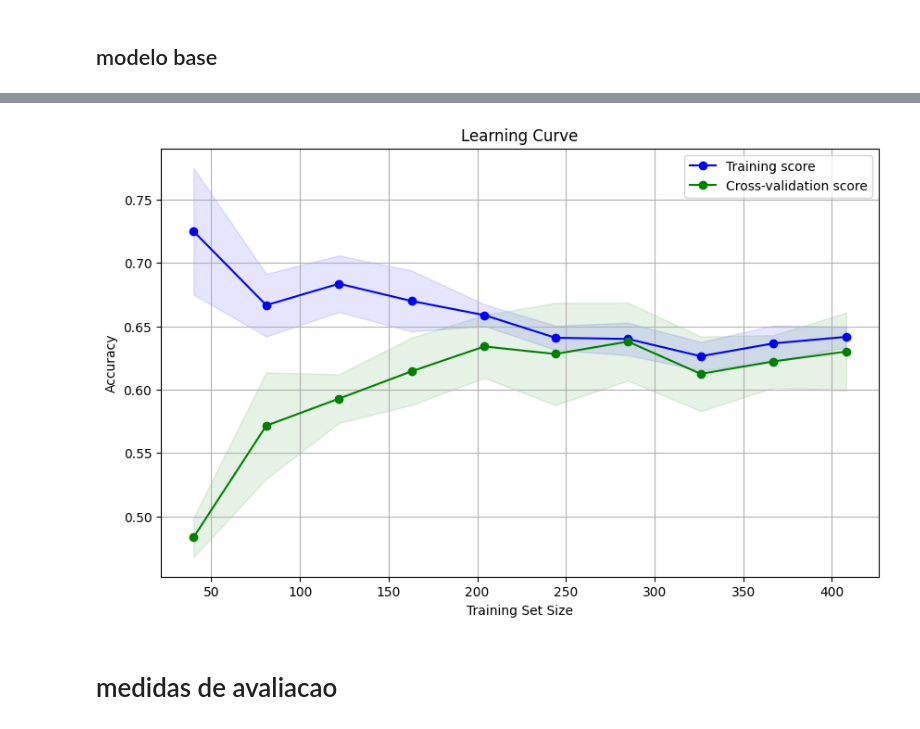
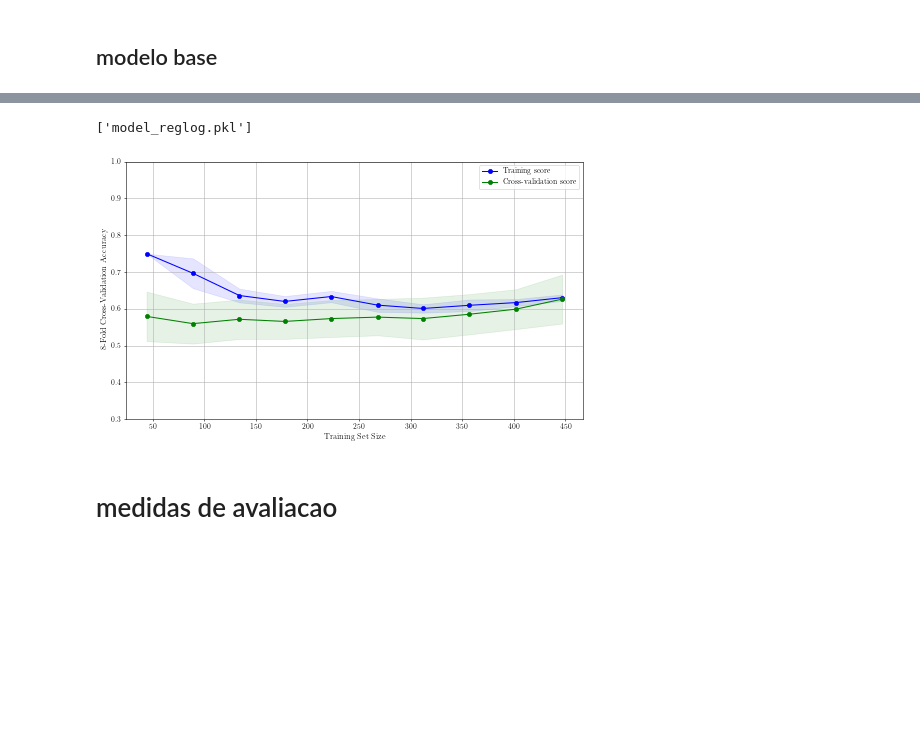
Before and after one commit to jepe06/Project-One---Fatigue-Index, a Jupyter notebook: Model RegLog.ipynb, the cells around one changed output, grey strips where cells are left out. Cells and saved outputs as stored; diff of their text form; code cells hidden in the pictures; blank space fills up the shorter version.

Commit message:
models finals

```diff
--- a/Model RegLog.ipynb
+++ b/Model RegLog.ipynb
@@ -15,3 +5,29 @@ import warnings
+# %%
+import joblib
+import pandas as pd
+import numpy as np
+import matplotlib.pyplot as plt
+import scipy.stats as stats
+from sklearn.linear_model import LogisticRegression
+from sklearn.preprocessing import StandardScaler
+from sklearn.metrics import confusion_matrix, ConfusionMatrixDisplay, classification_report
+from sklearn.model_selection import train_test_split, RandomizedSearchCV, cross_val_score, learning_curve
+import warnings
+
+
+
+plt.rcParams.update({
+        "text.usetex": True,              # If you want to use LaTeX fonts in text
+        "font.family": "serif",           # IEEE uses Times New Roman-like fonts
+        "font.size": 12,                   # General font size for IEEE format
+        "axes.labelsize": 12,              # Axis labels font size
+        "legend.fontsize": 11,             # Legend font size
+        "xtick.labelsize": 11,             # X-axis tick labels font size
+        "ytick.labelsize": 11,             # Y-axis tick labels font size
+        "figure.figsize": (5, 5*0.8),
+        "savefig.dpi": 900,               # DPI for high-quality PNG/JPEG
+        "figure.dpi": 50,
+    })
 # %%
 #df = pd.read_csv('08notsmote_FEAUTURES.csv')
 df = pd.read_csv('10ma_FEAUTURES.csv')
@@ -50,10 +104,7 @@ param_dist = {
     'C': stats.uniform(0.01, 300),  # Continuous range for C
     'solver': ['saga'],  # Continuous range for l1_ratio
     'class_weight': [
-        {"Low/Minimal": .9, "Optimal": 1, "Risk/Caution": .9},
-        {"Low/Minimal": 1, "Optimal": 1.05, "Risk/Caution": 1},
-        {"Low/Minimal": 1, "Optimal": 1.1, "Risk/Caution": 1},
-        {"Low/Minimal": 0, "Optimal": .5, "Risk/Caution": 0},  # Another alternative
+        {"Low/Minimal": .64, "Optimal": 1.0, "Risk/Caution": .97}, #RECONFIRMAR ISTO
         None,  # No class weights
     ],  # Class weights for balancing
 }
@@ -62,9 +113,9 @@ param_dist = {
 random_search = RandomizedSearchCV(estimator=model,
                                    param_distributions=param_dist, # Hyperparameter distribution
                                    n_iter=100, # iterations
-                                   cv=9, # cross-validation
+                                   cv=8, # cross-validation
                                    scoring='accuracy', # metric
-                                   random_state=21) # seed
+                                   random_state=42) # seed
 random_search.fit(X_train, y_train)
 
 # Results
@@ -118,37 +127,40 @@ plt.show()
 # %%
 best_model = random_search.best_estimator_
+joblib.dump(best_model, 'model_reglog.pkl')
+# %% [output]
+['model_reglog.pkl']
 # %%
-import numpy as np
-import matplotlib.pyplot as plt
-from sklearn.model_selection import learning_curve
+
 
 # Generate learning curve
 train_sizes, train_scores, test_scores = learning_curve(
-    best_model, X_train, y_train, cv=5, scoring='accuracy', n_jobs=-1, train_sizes=np.linspace(0.1, 1.0, 10)
+    best_model, X_train, y_train, cv=8, scoring='accuracy', n_jobs=-1, train_sizes=np.linspace(0.1, 1.0, 10)
 )
 
 # Calculate mean and std for plotting
 train_mean = np.mean(train_scores, axis=1)
 train_std = np.std(train_scores, axis=1)
 test_mean = np.mean(test_scores, axis=1)
 test_std = np.std(test_scores, axis=1)
 
 # Plot the learning curve
 plt.figure(figsize=(10, 6))
 plt.plot(train_sizes, train_mean, 'o-', label="Training score", color="blue")
 plt.fill_between(train_sizes, train_mean - train_std, train_mean + train_std, alpha=0.1, color="blue")
 plt.plot(train_sizes, test_mean, 'o-', label="Cross-validation score", color="green")
 plt.fill_between(train_sizes, test_mean - test_std, test_mean + test_std, alpha=0.1, color="green")
 #plt.title("Learning Curve")
 plt.xlabel("Training Set Size")
-plt.ylabel("7-Fold Cross-Validation Accuracy")
+plt.ylabel("8-Fold Cross-Validation Accuracy")
 #plt.ylabel("Accuracy")
 plt.legend(loc="best")
 plt.ylim(0.3, 1.0)
 plt.grid()
+plt.tight_layout()
+plt.savefig("assets/LOGR_lercurve.png", transparent=True)
 plt.show()
 # %% [output]
-[figure, old version]
+[figure, new version]
 # %% [markdown]
 # medidas de avaliacao
 # %%
```
Also changed, not shown: parts of 9 cells of this notebook, 13 other files.
